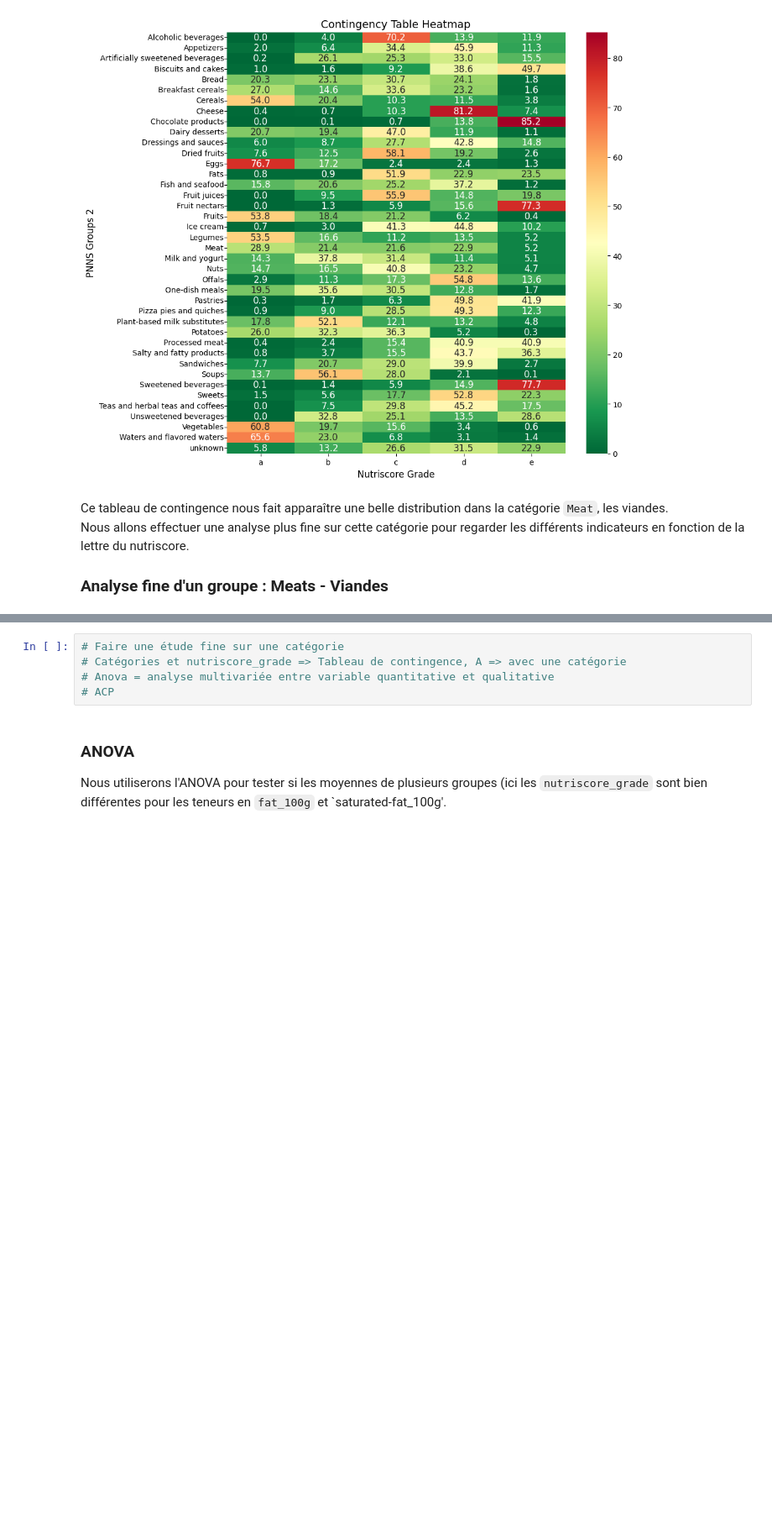
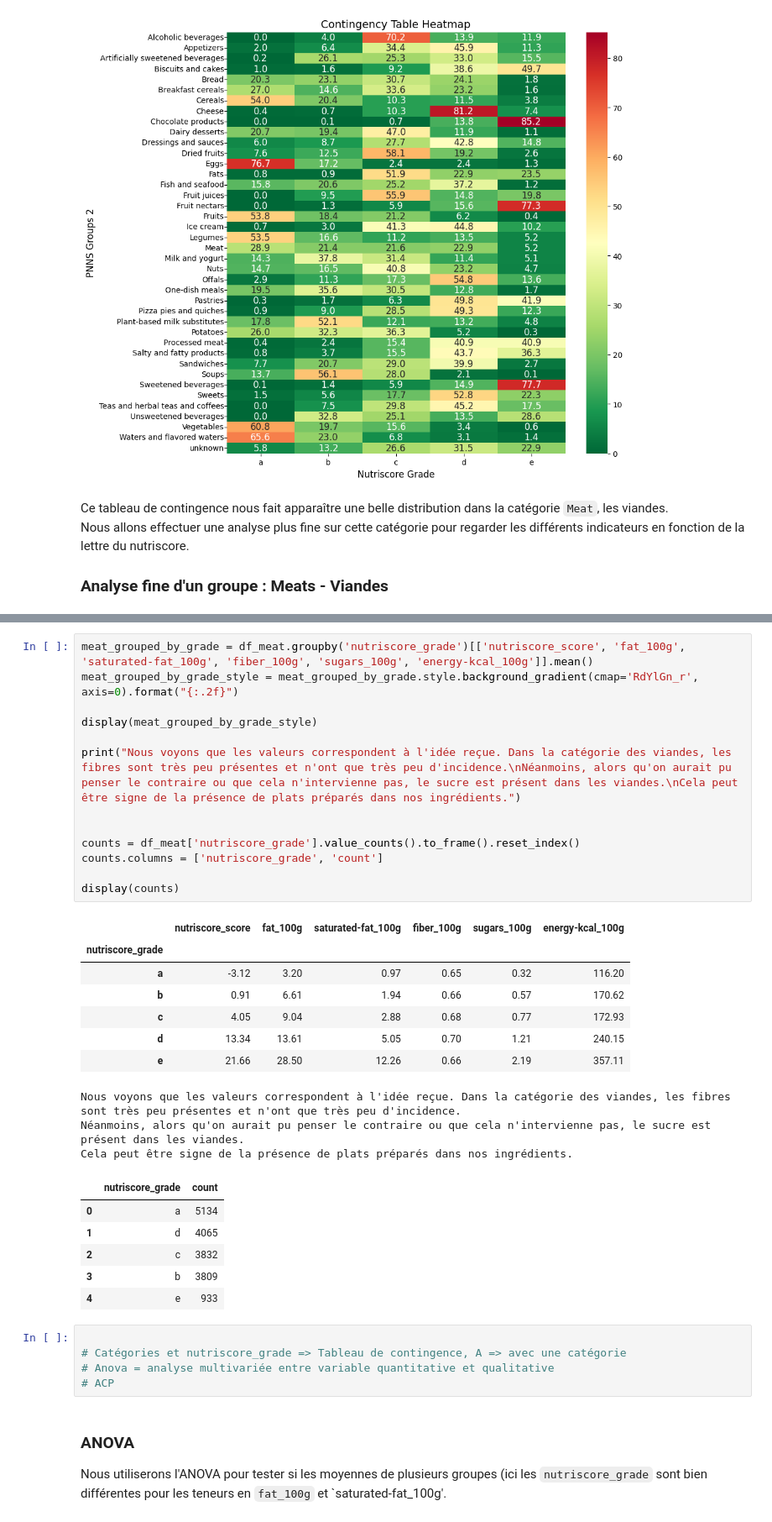
Before and after one commit to degregor69/nutriwise.io-data-analysis, a Jupyter notebook: nutriwise-io_analyse.ipynb, the cells around one changed output, grey strips where cells are left out. Shown at 84% size. Saved outputs shown, nothing was run; the diff lists cells and outputs as text; blank space fills up the shorter version.

```diff
--- a/nutriwise-io_analyse.ipynb
+++ b/nutriwise-io_analyse.ipynb
@@ -217,5 +248,35 @@ Cela peut être signe de la présence de plats préparés dans nos ingrédients.
+# %%
+meat_grouped_by_grade = df_meat.groupby('nutriscore_grade')[['nutriscore_score', 'fat_100g', 'saturated-fat_100g', 'fiber_100g', 'sugars_100g', 'energy-kcal_100g']].mean()
+meat_grouped_by_grade_style = meat_grouped_by_grade.style.background_gradient(cmap='RdYlGn_r', axis=0).format("{:.2f}")
+
+display(meat_grouped_by_grade_style)
+
+print("Nous voyons que les valeurs correspondent à l'idée reçue. Dans la catégorie des viandes, les fibres sont très peu présentes et n'ont que très peu d'incidence.\nNéanmoins, alors qu'on aurait pu penser le contraire ou que cela n'intervienne pas, le sucre est présent dans les viandes.\nCela peut être signe de la présence de plats préparés dans nos ingrédients.")
+
+
+counts = df_meat['nutriscore_grade'].value_counts().to_frame().reset_index()
+counts.columns = ['nutriscore_grade', 'count']
+
+display(counts)
+# %% [output]
+|  | nutriscore_score | fat_100g | saturated-fat_100g | fiber_100g | sugars_100g | energy-kcal_100g |
+| nutriscore_grade |  |  |  |  |  |  |
+| a | -3.12 | 3.20 | 0.97 | 0.65 | 0.32 | 116.20 |
+| b | 0.91 | 6.61 | 1.94 | 0.66 | 0.57 | 170.62 |
+| c | 4.05 | 9.04 | 2.88 | 0.68 | 0.77 | 172.93 |
+| d | 13.34 | 13.61 | 5.05 | 0.70 | 1.21 | 240.15 |
+| e | 21.66 | 28.50 | 12.26 | 0.66 | 2.19 | 357.11 |
+Nous voyons que les valeurs correspondent à l'idée reçue. Dans la catégorie des viandes, les fibres sont très peu présentes et n'ont que très peu d'incidence.
+Néanmoins, alors qu'on aurait pu penser le contraire ou que cela n'intervienne pas, le sucre est présent dans les viandes.
+Cela peut être signe de la présence de plats préparés dans nos ingrédients.
+|  | nutriscore_grade | count |
+| 0 | a | 5134 |
+| 1 | d | 4065 |
+| 2 | c | 3832 |
+| 3 | b | 3809 |
+| 4 | e | 933 |
 # %%
-# Faire une étude fine sur une catégorie
+
 # Catégories et nutriscore_grade => Tableau de contingence, A => avec une catégorie
 # Anova = analyse multivariée entre variable quantitative et qualitative
 # ACP
```
Also changed, not shown: parts of 4 cells of this notebook.
